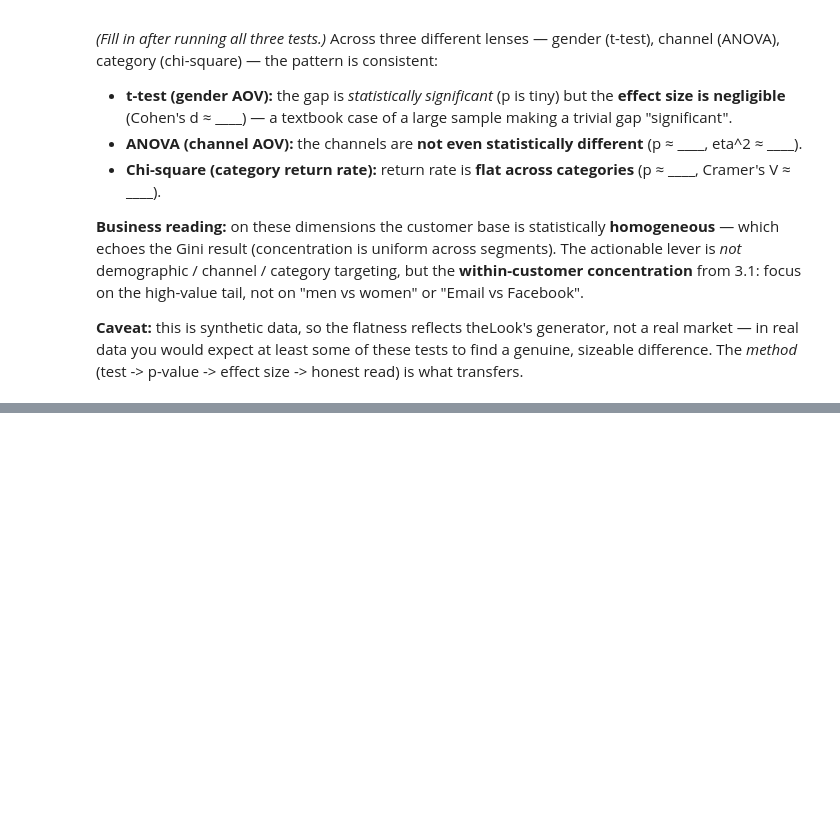
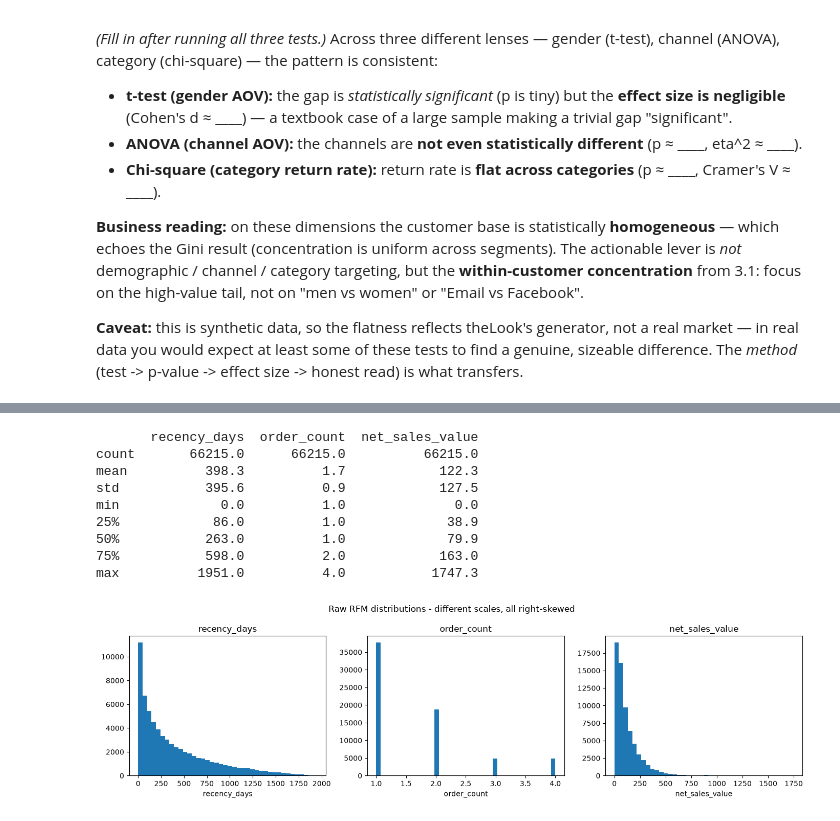
Before and after one commit to kath-pahotu/the-look-ecommerce-data-analysis, a Jupyter notebook: notebooks/03_advanced_analytics.ipynb, the cells around one changed output, grey strips where cells are left out. Cells and saved outputs as stored; diff of their text form; code cells hidden in the pictures; blank space fills up the shorter version.

```diff
--- a/notebooks/03_advanced_analytics.ipynb
+++ b/notebooks/03_advanced_analytics.ipynb
@@ -429,0 +548,19 @@ transfers.
+# %%
+import duckdb
+import numpy as np
+import pandas as pd
+import matplotlib.pyplot as plt
+from sklearn.preprocessing import StandardScaler
+from sklearn.cluster import KMeans
+from sklearn.metrics import silhouette_score
+
+connection = duckdb.connect("../artifacts/practice_analytics.duckdb", read_only=True)
+rfm = connection.execute("""
+    SELECT customer_id, recency_days, order_count, net_sales_value
+    FROM mart.customer_360
+    WHERE net_sales_value > 0
+""").fetchdf()
+connection.close()
+
+print(f"Loaded {len(rfm):,} customers")
+rfm.head()
@@ -429,0 +585,22 @@ transfers.
+# %%
+print(rfm[["recency_days", "order_count", "net_sales_value"]].describe().round(1))
+
+fig, axes = plt.subplots(1, 3, figsize=(14, 4))
+for ax, col in zip(axes, ["recency_days", "order_count", "net_sales_value"]):
+    ax.hist(rfm[col], bins=40)
+    ax.set_title(col)
+    ax.set_xlabel(col)
+plt.suptitle("Raw RFM distributions - different scales, all right-skewed")
+plt.tight_layout()
+plt.show()
+# %% [output]
+       recency_days  order_count  net_sales_value
+count       66215.0      66215.0          66215.0
+mean          398.3          1.7            122.3
+std           395.6          0.9            127.5
+min             0.0          1.0              0.0
+25%            86.0          1.0             38.9
+50%           263.0          1.0             79.9
+75%           598.0          2.0            163.0
+max          1951.0          4.0           1747.3
+[figure, added]
```
Also changed, not shown: parts of 50 cells of this notebook, 3 other files.
